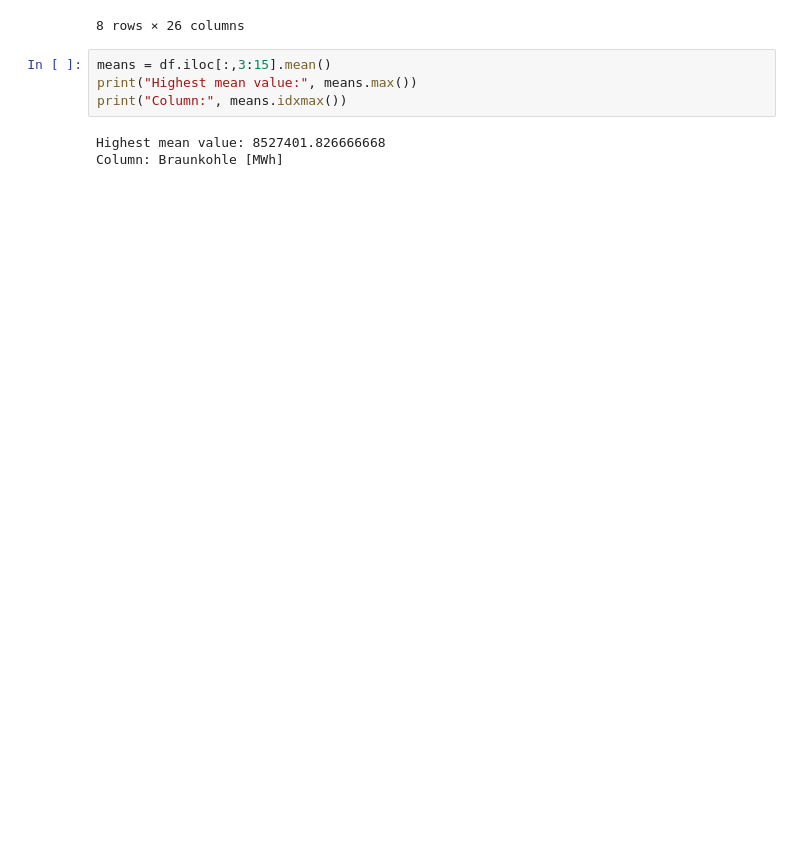
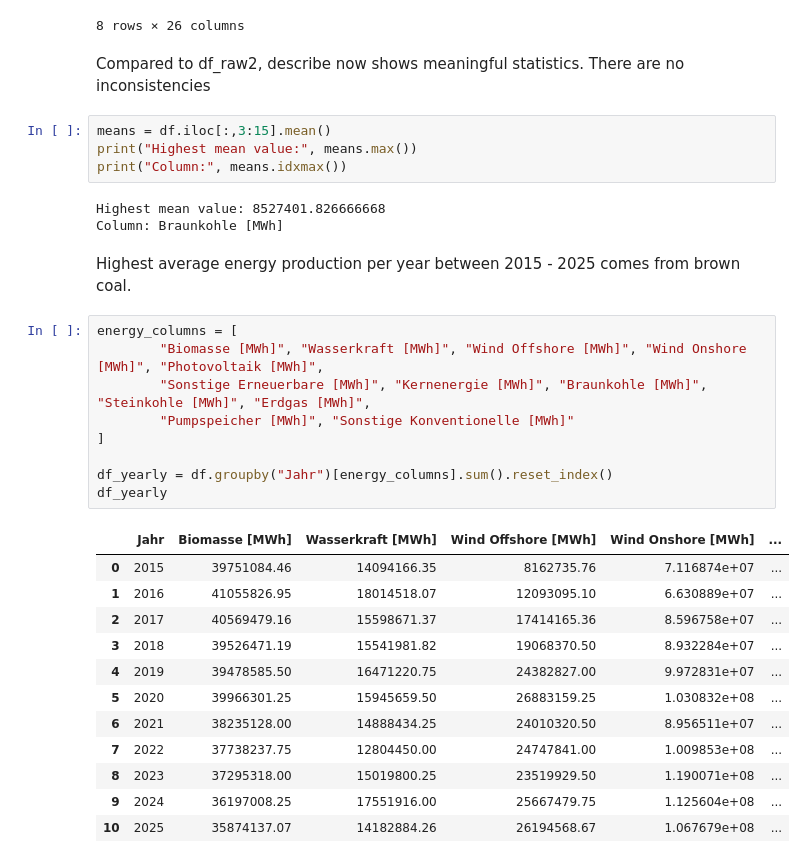
Before and after one commit to Yoem29/Energy-Development-Germany, a Jupyter notebook: notebooks/EDA.ipynb, the cells around one changed output. Drawn from its saved outputs; the diff is of its cells as text; blank space fills up the shorter version.

```diff
--- a/notebooks/EDA.ipynb
+++ b/notebooks/EDA.ipynb
@@ -156,6 +169,8 @@ df.describe()
 | max | 2025-12-01 00:00:00 | 2025.000000 | 3.662440e+06 | 2.071244e+06 | 3.425384e+06 | 1.767863e+07 | ... |
 | std | NaN | 3.174324 | 2.058221e+05 | 2.716471e+05 | 7.268748e+05 | 3.259143e+06 | ... |
 8 rows × 26 columns
+# %% [markdown]
+Compared to df_raw2, describe now shows meaningful statistics. There are no inconsistencies
 # %%
 means = df.iloc[:,3:15].mean()
 print("Highest mean value:", means.max())
@@ -163,3 +178,27 @@ print("Column:", means.idxmax())
 # %% [output]
 Highest mean value: 8527401.826666668
 Column: Braunkohle [MWh]
+# %% [markdown]
+Highest average energy production per year between 2015 - 2025 comes from brown coal.
+# %%
+energy_columns = [
+        "Biomasse [MWh]", "Wasserkraft [MWh]", "Wind Offshore [MWh]", "Wind Onshore [MWh]", "Photovoltaik [MWh]",
+        "Sonstige Erneuerbare [MWh]", "Kernenergie [MWh]", "Braunkohle [MWh]", "Steinkohle [MWh]", "Erdgas [MWh]",
+        "Pumpspeicher [MWh]", "Sonstige Konventionelle [MWh]"
+]
+
+df_yearly = df.groupby("Jahr")[energy_columns].sum().reset_index()
+df_yearly
+# %% [output]
+|  | Jahr | Biomasse [MWh] | Wasserkraft [MWh] | Wind Offshore [MWh] | Wind Onshore [MWh] | ... |
+| 0 | 2015 | 39751084.46 | 14094166.35 | 8162735.76 | 7.116874e+07 | ... |
+| 1 | 2016 | 41055826.95 | 18014518.07 | 12093095.10 | 6.630889e+07 | ... |
+| 2 | 2017 | 40569479.16 | 15598671.37 | 17414165.36 | 8.596758e+07 | ... |
+| 3 | 2018 | 39526471.19 | 15541981.82 | 19068370.50 | 8.932284e+07 | ... |
+| 4 | 2019 | 39478585.50 | 16471220.75 | 24382827.00 | 9.972831e+07 | ... |
+| 5 | 2020 | 39966301.25 | 15945659.50 | 26883159.25 | 1.030832e+08 | ... |
+| 6 | 2021 | 38235128.00 | 14888434.25 | 24010320.50 | 8.956511e+07 | ... |
+| 7 | 2022 | 37738237.75 | 12804450.00 | 24747841.00 | 1.009853e+08 | ... |
+| 8 | 2023 | 37295318.00 | 15019800.25 | 23519929.50 | 1.190071e+08 | ... |
+| 9 | 2024 | 36197008.25 | 17551916.00 | 25667479.75 | 1.125604e+08 | ... |
+| 10 | 2025 | 35874137.07 | 14182884.26 | 26194568.67 | 1.067679e+08 | ... |
```
Also changed, not shown: parts of 14 cells of this notebook.
